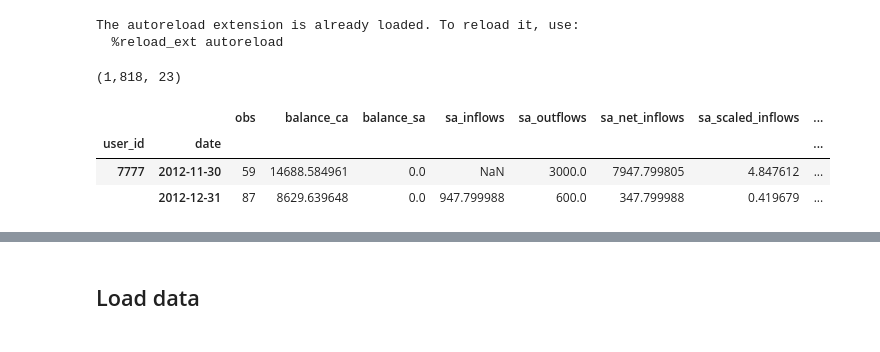
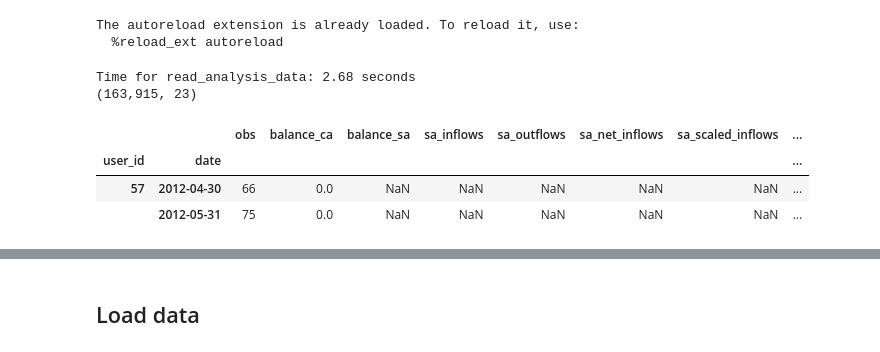
Before and after one commit to fabiangunzinger/entropy, a Jupyter notebook: notebooks/sumstats_savings.ipynb, the cells around one changed output, grey strips where cells are left out. Saved outputs shown, nothing was run; the diff lists cells and outputs as text; code cells hidden in the pictures.

```diff
--- a/notebooks/sumstats_savings.ipynb
+++ b/notebooks/sumstats_savings.ipynb
@@ -36,11 +36,12 @@ fs = s3fs.S3FileSystem(profile="3di")
 The autoreload extension is already loaded. To reload it, use:
   %reload_ext autoreload
 # %%
-df = hd.read_analysis_data('777')
+df = hd.read_analysis_data()
 hd.inspect(df)
 # %% [output]
-(1,818, 23)
+Time for read_analysis_data: 2.68 seconds
+(163,915, 23)
 |  |  | obs | balance_ca | balance_sa | sa_inflows | sa_outflows | sa_net_inflows | sa_scaled_inflows | ... |
 | user_id | date |  |  |  |  |  |  |  | ... |
-| 7777 | 2012-11-30 | 59 | 14688.584961 | 0.0 | NaN | 3000.0 | 7947.799805 | 4.847612 | ... |
-|  | 2012-12-31 | 87 | 8629.639648 | 0.0 | 947.799988 | 600.0 | 347.799988 | 0.419679 | ... |
+| 57 | 2012-04-30 | 66 | 0.0 | NaN | NaN | NaN | NaN | NaN | ... |
+|  | 2012-05-31 | 75 | 0.0 | NaN | NaN | NaN | NaN | NaN | ... |
```
Also changed, not shown: parts of 2 cells of this notebook, 4 other files.
